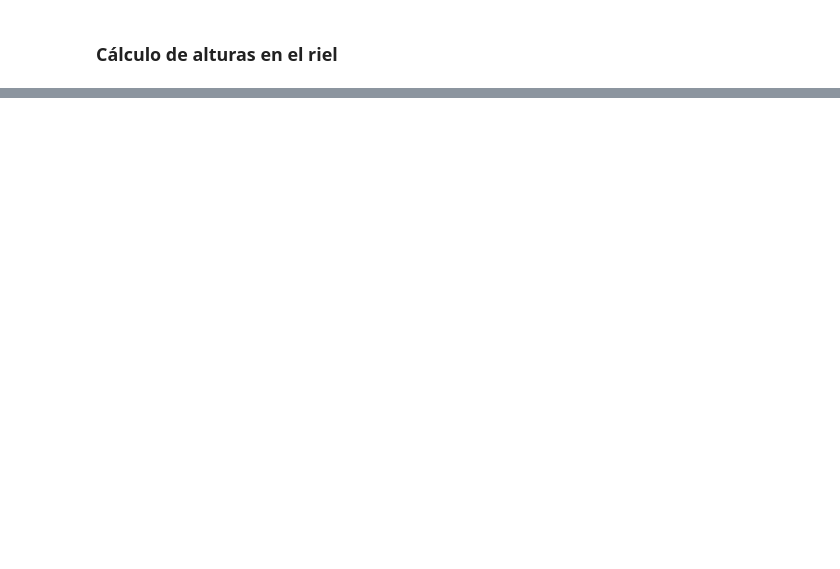
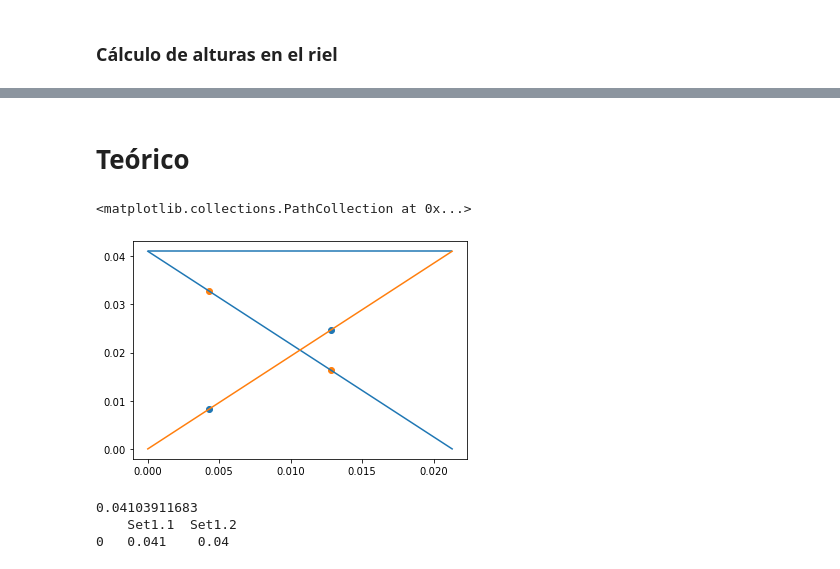
Before and after one commit to Vendetta0462/LaboratoriosFisica, a Jupyter notebook: Practica 2 - E Mecanica/code/E_Mec.ipynb, the cells around one changed output, grey strips where cells are left out. Drawn from its saved outputs; the diff is of its cells as text; code cells hidden in the pictures; blank space fills up the shorter version.

```diff
--- a/Practica 2 - E Mecanica/code/E_Mec.ipynb
+++ b/Practica 2 - E Mecanica/code/E_Mec.ipynb
@@ -136,0 +154,18 @@ b3_h2
+# %% [markdown]
+# Teórico #
+# %%
+plt.plot(np.linspace(b_1, 0, 100), m_1*g*(b_1-np.linspace(b_1, 0, 100)))
+plt.plot(np.linspace(b_1, 0, 100), m_1*g*np.linspace(b_1, 0, 100))
+plt.hlines(m_1*g*b_1, 0, b_1)
+plt.scatter(np.array([b1_h1, b1_h2]), m_1*g*(np.array([b1_h1, b1_h2])))
+plt.scatter(np.array([b1_h1, b1_h2]), m_1*g*(b_1-np.array([b1_h1, b1_h2])))
+# plt.scatter(data_prom[["Set1.1", "Set1.2"]], 1/2*m_1*data_prom[["Set1.1", "Set1.2"]]**2)
+# %% [output]
+<matplotlib.collections.PathCollection at 0x...>
+[figure, added]
+# %%
+print(m_1*g*b_1, "\n",E[["Set1.1", "Set1.2"]])
+# %% [output]
+0.04103911683
+    Set1.1  Set1.2
+0   0.041    0.04
```
Also changed, not shown: parts of 16 cells of this notebook.
